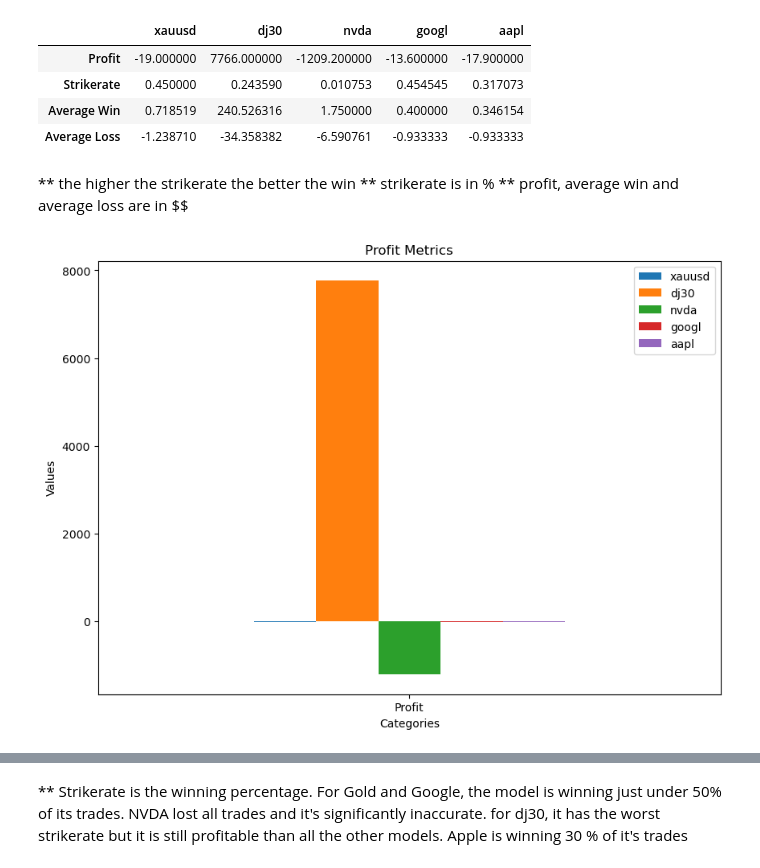
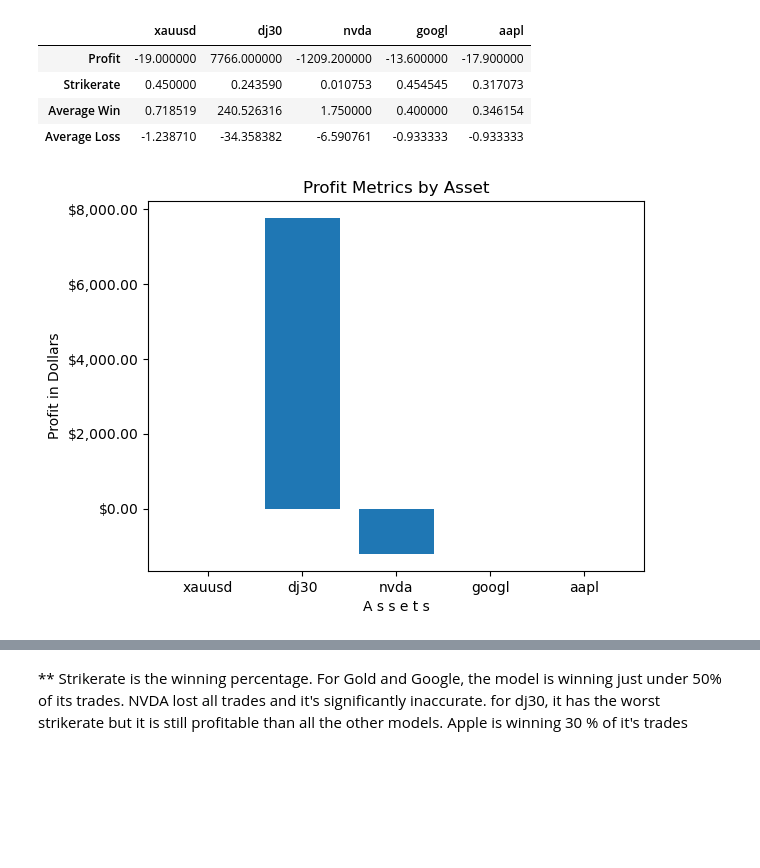
Before and after one commit to QueenofParts/Project2-Room2, a Jupyter notebook: ea_analysis_graphs.ipynb, the cells around one changed output, grey strips where cells are left out. Saved outputs shown, nothing was run; the diff lists cells and outputs as text; code cells hidden in the pictures; blank space fills up the shorter version.

```diff
--- a/ea_analysis_graphs.ipynb
+++ b/ea_analysis_graphs.ipynb
@@ -298,27 +298,25 @@ df.head()
 | Strikerate | 0.450000 | 0.243590 | 0.010753 | 0.454545 | 0.317073 |
 | Average Win | 0.718519 | 240.526316 | 1.750000 | 0.400000 | 0.346154 |
 | Average Loss | -1.238710 | -34.358382 | -6.590761 | -0.933333 | -0.933333 |
-# %% [markdown]
-** the higher the strikerate the better the win
-** strikerate is in %
-** profit, average win and average loss are in $$
 # %%
 # Graph for Profit
-data = {
-    'xauusd': [-19.000000],
-    'dj30': [7766.000000],
-    'nvda': [-1209.200000],
-    'googl': [-13.600000],
-    'aapl': [-17.900000]
-}
-df = pd.DataFrame(data, index=['Profit'])
+# Define the data
+assets = ['xauusd', 'dj30', 'nvda', 'googl', 'aapl']
+profit = [-19.000000, 7766.000000, -1209.200000, -13.600000, -17.9000003]
+
 # Plot the DataFrame
-df.plot(kind='bar', figsize=(10, 7))
-plt.title('Profit Metrics')
-plt.xlabel('Categories')
-plt.ylabel('Values')
+plt.bar(assets, profit)
+plt.title('Profit Metrics by Asset')
+plt.xlabel('A s s e t s')
+plt.ylabel('Profit in Dollars')
 # Rotate the labels
 plt.xticks(rotation='horizontal')
+
+# Format y ticks with dollar sign
+axes = plt.gca()
+formatter = FuncFormatter(lambda y, pos: '${:,.2f}'.format(y))
+axes.yaxis.set_major_formatter(formatter)
+
 plt.show()
 # %% [output]
-[figure, old version]
+[figure, new version]
```
Also changed, not shown: parts of 4 cells of this notebook.
